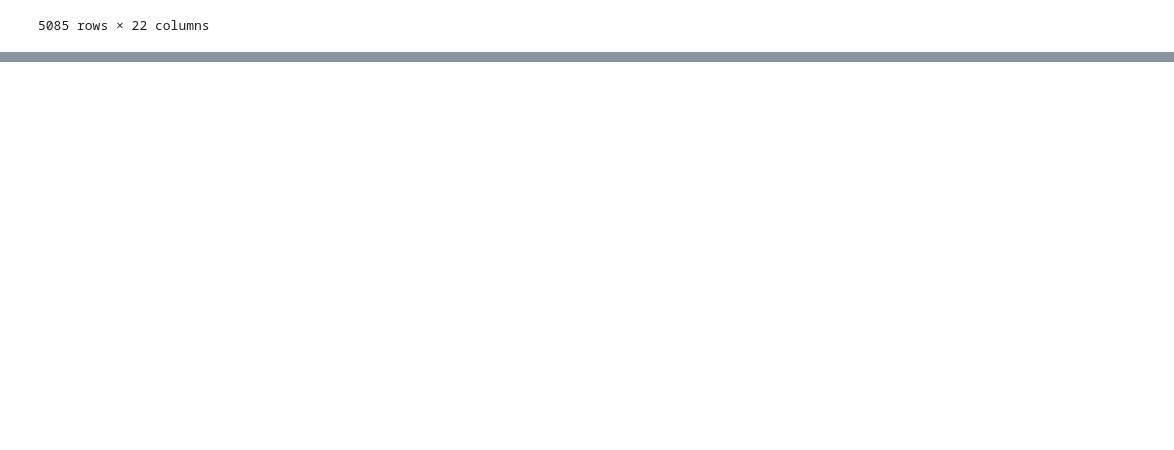
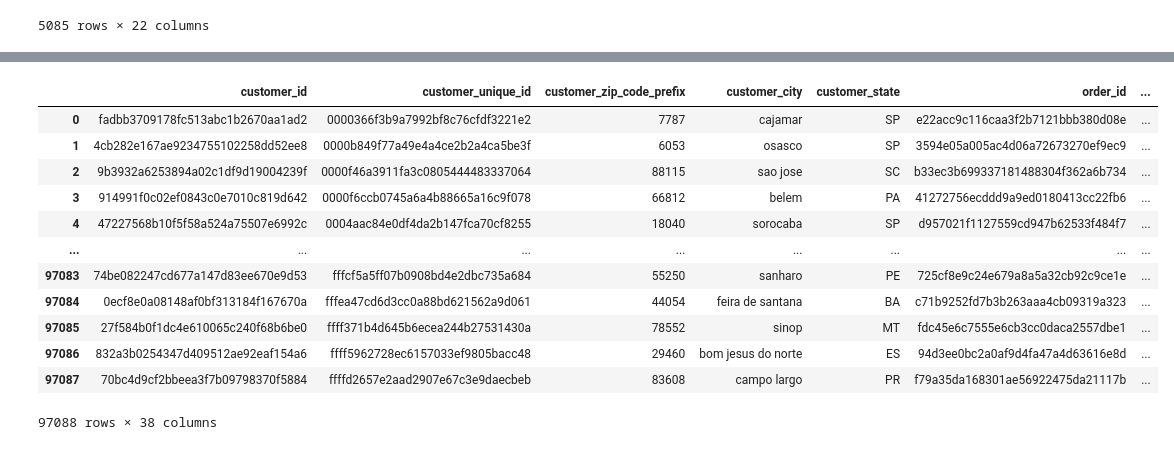
Before and after one commit to Mocuss/FESI-Crew, a Jupyter notebook: EDA.ipynb, the cells around one changed output, grey strips where cells are left out. Cells and saved outputs as stored; diff of their text form; code cells hidden in the pictures; blank space fills up the shorter version.

```diff
--- a/EDA.ipynb
+++ b/EDA.ipynb
@@ -792,0 +920,12 @@ filtered_customer_orders_payment_reviews_item_V1df.to_csv('merged_dataset.csv',
+# %%
+customer_reviews = order_reviews_df.merge(
+    merged_dataset_rfm[['order_id', 'customer_unique_id']].drop_duplicates(),
+    on='order_id',
+    how='left'
+)
+
+# Then, group by customer and compute metrics
+review_summary = customer_reviews.groupby('customer_unique_id').agg(
+    avg_review_score=('review_score', 'mean'),
+    review_count=('review_score', 'count')
+).reset_index()
@@ -792,0 +948,27 @@ filtered_customer_orders_payment_reviews_item_V1df.to_csv('merged_dataset.csv',
+# %%
+merged_dataset_rfm = merged_dataset_rfm.merge(
+    review_summary,
+    on='customer_unique_id',
+    how='left'
+)
+
+# Fill missing values (customers who left no reviews)
+merged_dataset_rfm[['avg_review_score', 'review_count']] = merged_dataset_rfm[
+    ['avg_review_score', 'review_count']
+].fillna(0)
+# %%
+merged_dataset_rfm
+# %% [output]
+|  | customer_id | customer_unique_id | customer_zip_code_prefix | customer_city | customer_state | order_id | ... |
+| 0 | fadbb3709178fc513abc1b2670aa1ad2 | 0000366f3b9a7992bf8c76cfdf3221e2 | 7787 | cajamar | SP | e22acc9c116caa3f2b7121bbb380d08e | ... |
+| 1 | 4cb282e167ae9234755102258dd52ee8 | 0000b849f77a49e4a4ce2b2a4ca5be3f | 6053 | osasco | SP | 3594e05a005ac4d06a72673270ef9ec9 | ... |
+| 2 | 9b3932a6253894a02c1df9d19004239f | 0000f46a3911fa3c0805444483337064 | 88115 | sao jose | SC | b33ec3b699337181488304f362a6b734 | ... |
+| 3 | 914991f0c02ef0843c0e7010c819d642 | 0000f6ccb0745a6a4b88665a16c9f078 | 66812 | belem | PA | 41272756ecddd9a9ed0180413cc22fb6 | ... |
+| 4 | 47227568b10f5f58a524a75507e6992c | 0004aac84e0df4da2b147fca70cf8255 | 18040 | sorocaba | SP | d957021f1127559cd947b62533f484f7 | ... |
+| ... | ... | ... | ... | ... | ... | ... | ... |
+| 97083 | 74be082247cd677a147d83ee670e9d53 | fffcf5a5ff07b0908bd4e2dbc735a684 | 55250 | sanharo | PE | 725cf8e9c24e679a8a5a32cb92c9ce1e | ... |
+| 97084 | 0ecf8e0a08148af0bf313184f167670a | fffea47cd6d3cc0a88bd621562a9d061 | 44054 | feira de santana | BA | c71b9252fd7b3b263aaa4cb09319a323 | ... |
+| 97085 | 27f584b0f1dc4e610065c240f68b6be0 | ffff371b4d645b6ecea244b27531430a | 78552 | sinop | MT | fdc45e6c7555e6cb3cc0daca2557dbe1 | ... |
+| 97086 | 832a3b0254347d409512ae92eaf154a6 | ffff5962728ec6157033ef9805bacc48 | 29460 | bom jesus do norte | ES | 94d3ee0bc2a0af9d4fa47a4d63616e8d | ... |
+| 97087 | 70bc4d9cf2bbeea3f7b09798370f5884 | ffffd2657e2aad2907e67c3e9daecbeb | 83608 | campo largo | PR | f79a35da168301ae56922475da21117b | ... |
+97088 rows × 38 columns
```
Also changed, not shown: parts of 15 cells of this notebook.
